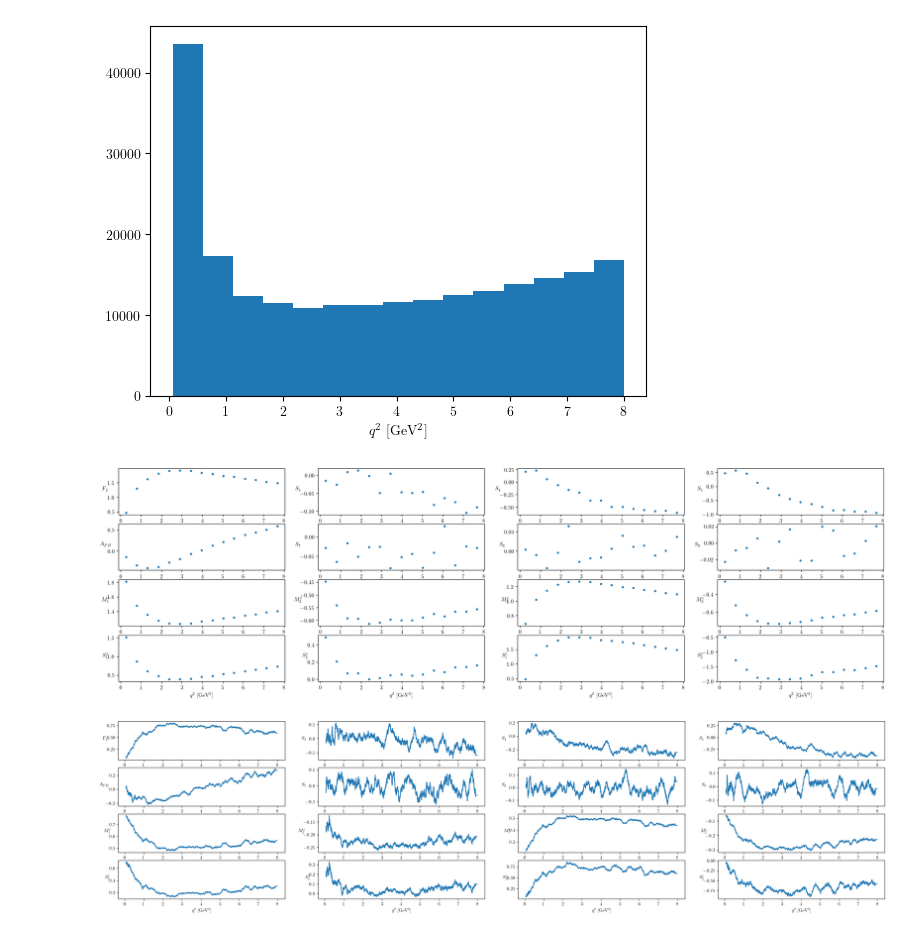
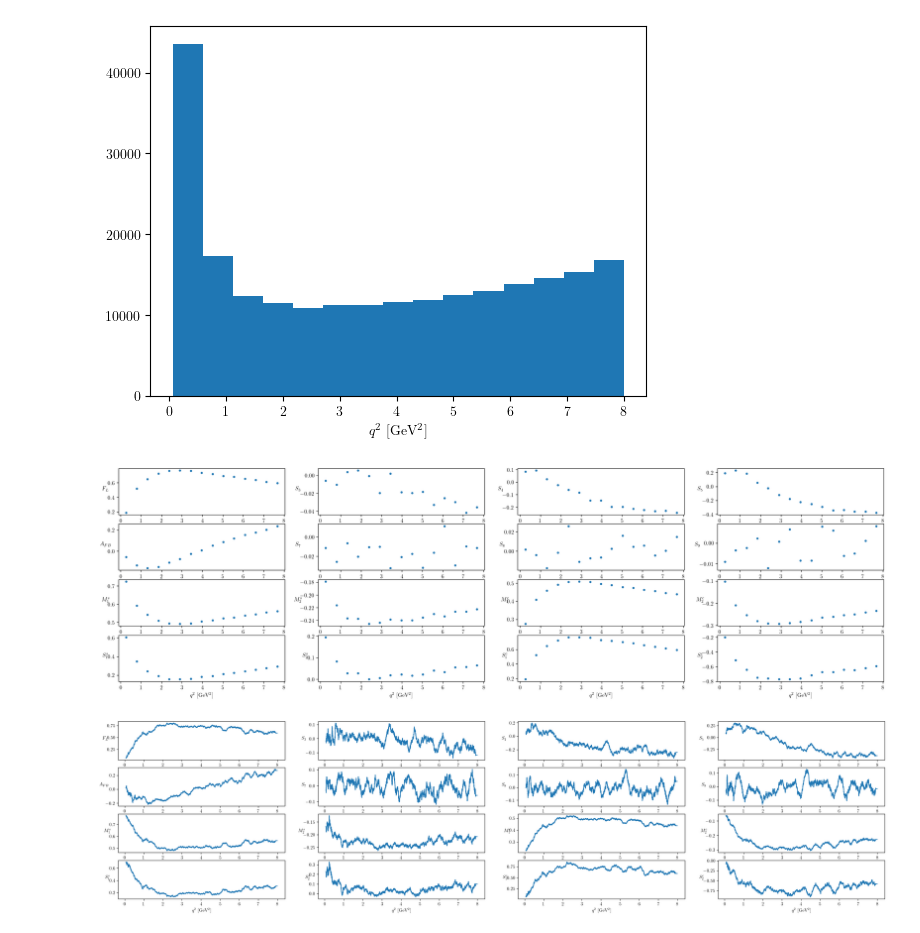
Before and after one commit to mesmith75/unbinned_kstmumu, a Jupyter notebook: calculate_unbinned_moments.ipynb, the cells around one changed output. Cells and saved outputs as stored; diff of their text form; code cells hidden in the pictures.

```diff
--- a/calculate_unbinned_moments.ipynb
+++ b/calculate_unbinned_moments.ipynb
@@ -57,14 +57,14 @@ Text(0.5, 0, '$q^{2}$ [GeV$^{2}$]')
 # %%
 fig, ax = plt.subplots(nrows=4, ncols=4, figsize = (25,7))
 _i = 0
 for _row in ax:
     for _col in _row:
-        _col.plot(r_bins[1][0:15]+0.2, (5/2) * mom_bins[obsList[_i]][0]/r_bins[0], '.')
+        _col.plot(r_bins[1][0:15]+0.2, mom_bins[obsList[_i]][0]/r_bins[0], '.')
         _col.set_xlabel("$q^{2}$ [GeV$^{2}$]")
         _col.set_ylabel(obs_to_label[obsList[_i]], rotation=0)
         _i += 1
 # %% [output]
-[figure, old version]
+[figure, new version]
 # %%
 from sklearn.gaussian_process import GaussianProcessRegressor
 from sklearn.gaussian_process.kernels import DotProduct, WhiteKernel
```
Also changed, not shown: parts of 2 cells of this notebook.
